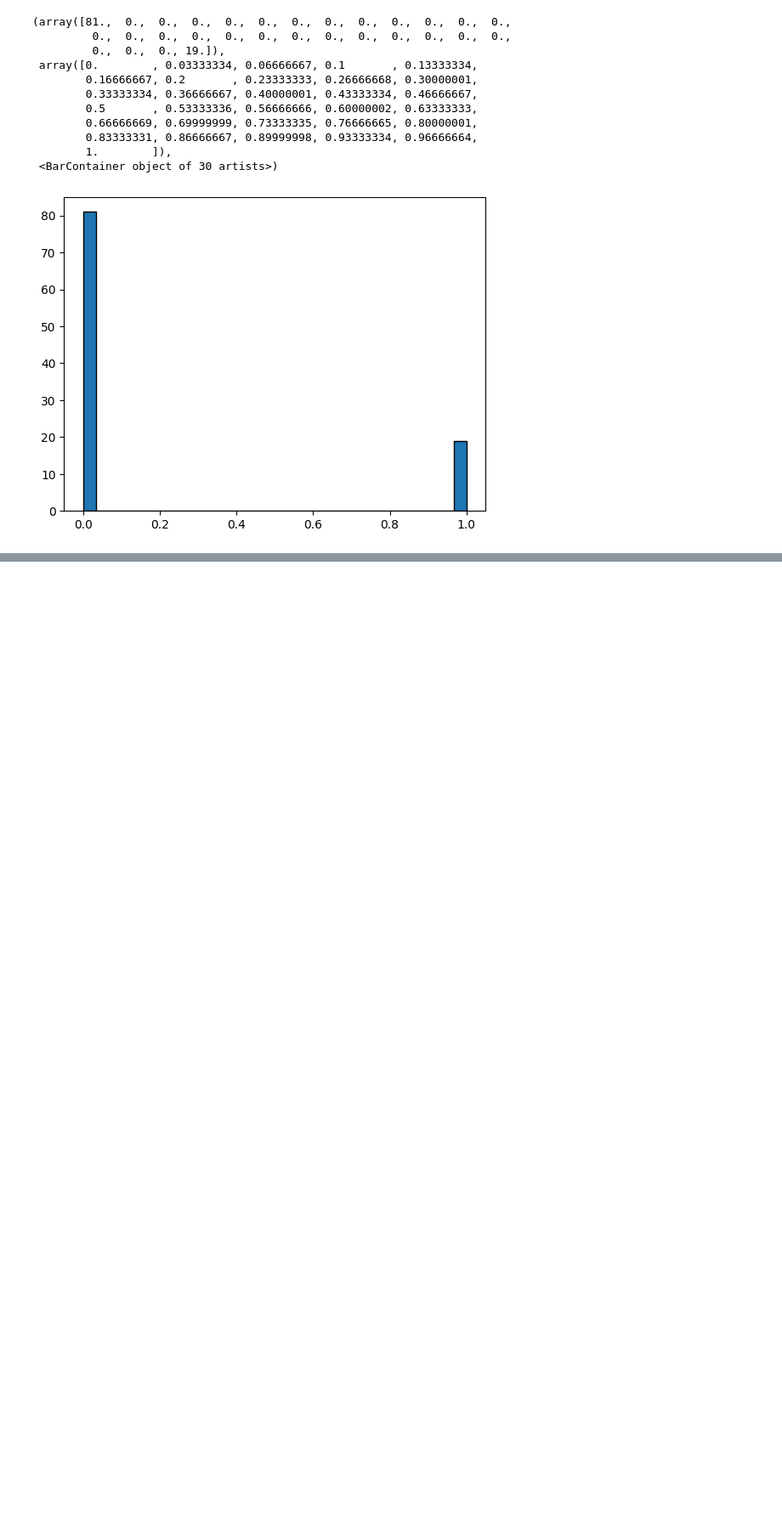
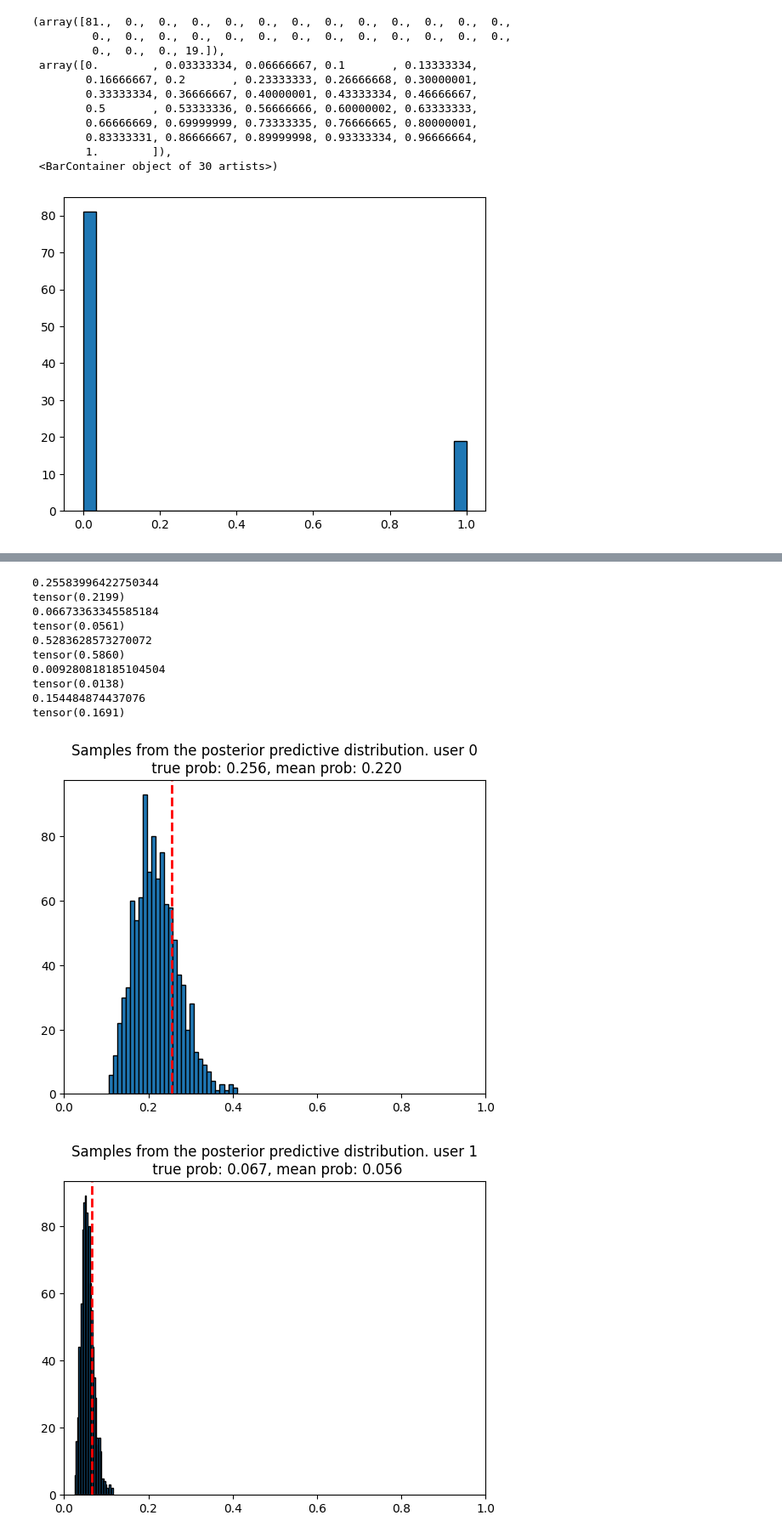
Before and after one commit to PlaytikaOSS/pybandits, a Jupyter notebook: pybandits/BNN.ipynb, the cells around one changed output, grey strips where cells are left out. Shown: that part at 85% size. Drawn from its saved outputs; the diff is of its cells as text; code cells hidden in the pictures; blank space fills up the shorter version.

```diff
--- a/pybandits/BNN.ipynb
+++ b/pybandits/BNN.ipynb
@@ -188,0 +219,31 @@ KeyboardInterrupt:
+# %%
+predictive = Predictive(deep_model, guide=mean_field_guide, num_samples=1000,
+                        return_sites=("layer1.weight", "layer1.bias", "obs", "_RETURN"))
+samples = predictive(x_train)
+logits = samples['_RETURN'].squeeze()
+# %%
+for ind in range(5):
+    curr_pred = probs_obs_train[ind]
+
+    preds_from_model = sigmoid(logits[:,ind])
+
+    print(curr_pred)
+    print(preds_from_model.mean())
+    plt.figure()
+    plt.hist(preds_from_model, bins=30, edgecolor='black')
+    plt.axvline(x=curr_pred, color='r', linestyle='--', linewidth=2)
+    plt.xlim(0, 1)
+    plt.title(f'Samples from the posterior predictive distribution. user {ind}\n true prob: {curr_pred:.3f}, mean prob: {preds_from_model.mean():.3f}')
+# %% [output]
+0.25583996422750344
+tensor(0.2199)
+0.06673363345585184
+tensor(0.0561)
+0.5283628573270072
+tensor(0.5860)
+0.009280818185104504
+tensor(0.0138)
+0.154484874437076
+tensor(0.1691)
+[figure, added]
+[figure, added]
```
Also changed, not shown: parts of 19 cells of this notebook.
